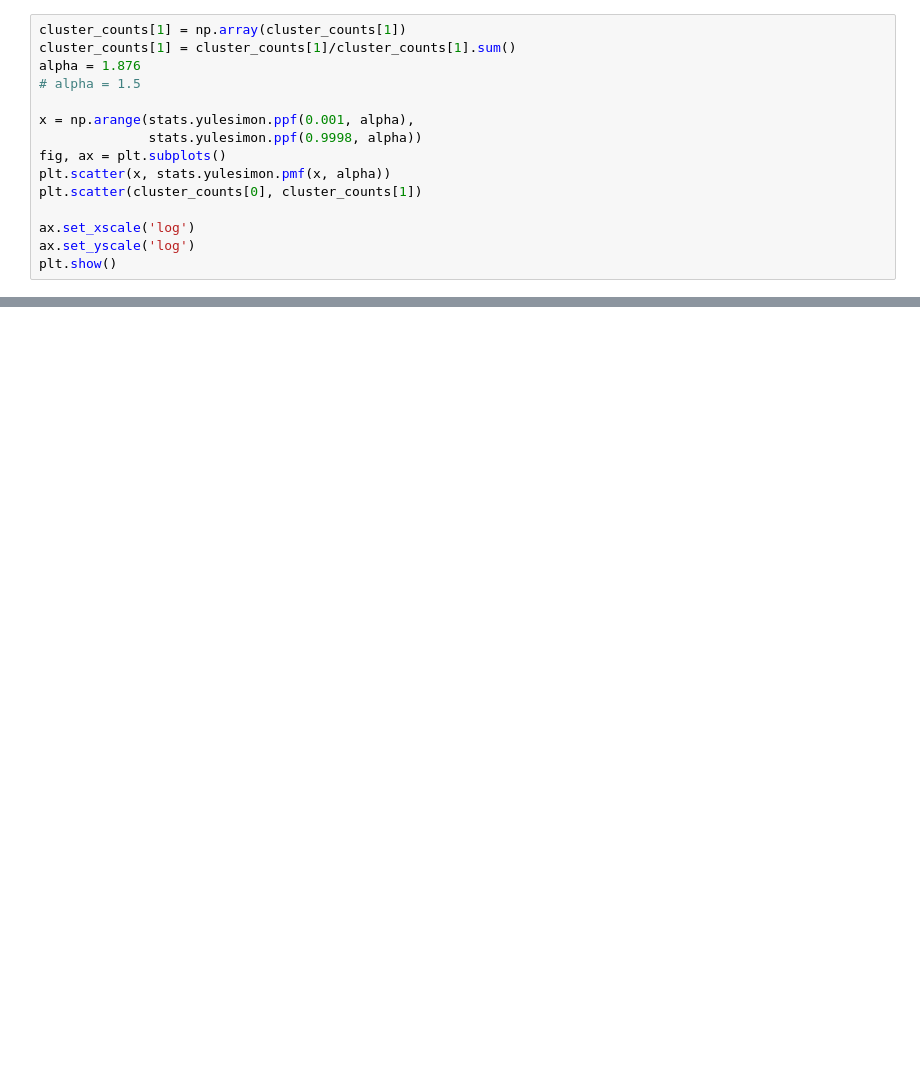
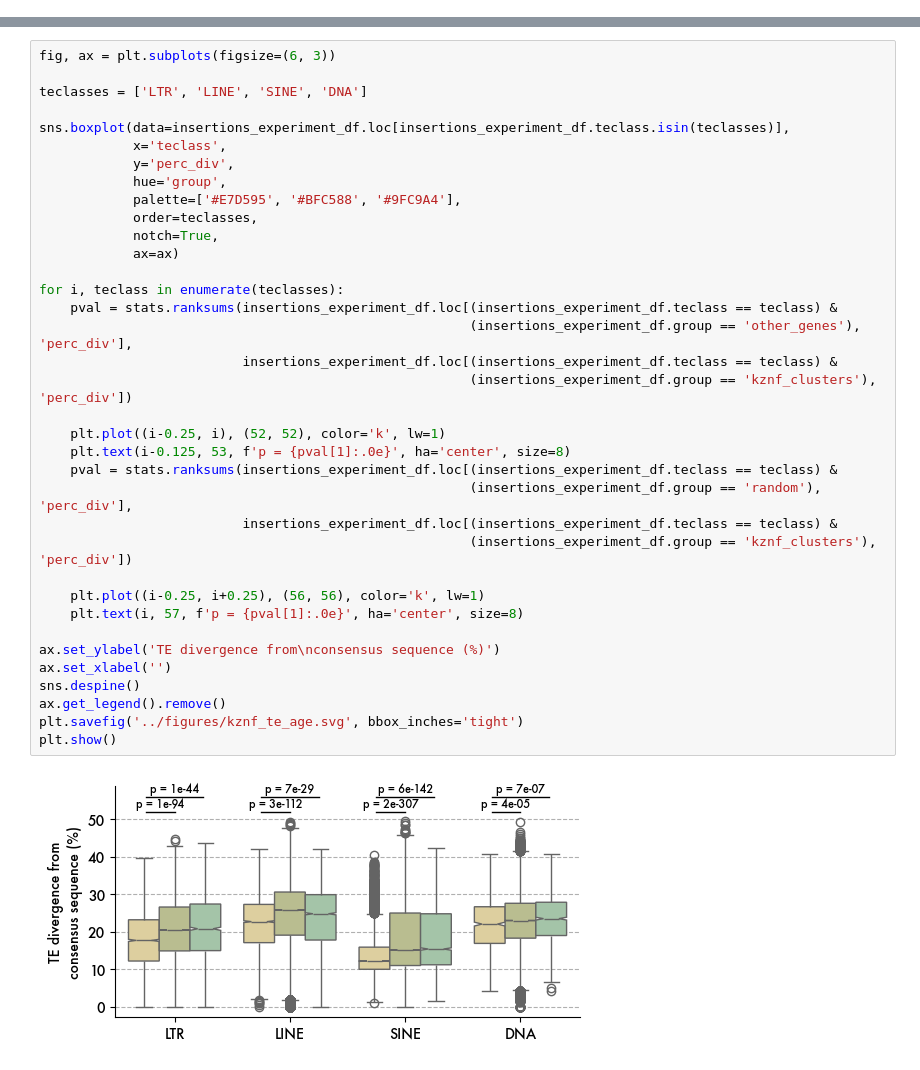
Before and after one commit to jonathan-wells/zinc-finger-grn, a Jupyter notebook: analysis/kzfp_clusters.ipynb, the cells around one changed output, grey strips where cells are left out. Drawn from its saved outputs; the diff is of its cells as text; blank space fills up the shorter version.

```diff
--- a/analysis/kzfp_clusters.ipynb
+++ b/analysis/kzfp_clusters.ipynb
@@ -186,15 +0,0 @@ ax.set_yscale('log')
-# %%
-cluster_counts[1] = np.array(cluster_counts[1])
-cluster_counts[1] = cluster_counts[1]/cluster_counts[1].sum()
-alpha = 1.876
-# alpha = 1.5
-
-x = np.arange(stats.yulesimon.ppf(0.001, alpha),
-              stats.yulesimon.ppf(0.9998, alpha))
-fig, ax = plt.subplots()
-plt.scatter(x, stats.yulesimon.pmf(x, alpha))
-plt.scatter(cluster_counts[0], cluster_counts[1])
-
-ax.set_xscale('log')
-ax.set_yscale('log')
-plt.show()
@@ -586,0 +254,38 @@ for c, val in cdict.items():
+# %%
+fig, ax = plt.subplots(figsize=(6, 3))
+
+teclasses = ['LTR', 'LINE', 'SINE', 'DNA']
+
+sns.boxplot(data=insertions_experiment_df.loc[insertions_experiment_df.teclass.isin(teclasses)],
+            x='teclass',
+            y='perc_div',
+            hue='group',
+            palette=['#E7D595', '#BFC588', '#9FC9A4'],
+            order=teclasses,
+            notch=True,
+            ax=ax)
+
+for i, teclass in enumerate(teclasses):
+    pval = stats.ranksums(insertions_experiment_df.loc[(insertions_experiment_df.teclass == teclass) &
+                                                       (insertions_experiment_df.group == 'other_genes'), 'perc_div'],
+                          insertions_experiment_df.loc[(insertions_experiment_df.teclass == teclass) &
+                                                       (insertions_experiment_df.group == 'kznf_clusters'), 'perc_div'])
+
+    plt.plot((i-0.25, i), (52, 52), color='k', lw=1)
+    plt.text(i-0.125, 53, f'p = {pval[1]:.0e}', ha='center', size=8)
+    pval = stats.ranksums(insertions_experiment_df.loc[(insertions_experiment_df.teclass == teclass) &
+                                                       (insertions_experiment_df.group == 'random'), 'perc_div'],
+                          insertions_experiment_df.loc[(insertions_experiment_df.teclass == teclass) &
+                                                       (insertions_experiment_df.group == 'kznf_clusters'), 'perc_div'])
+
+    plt.plot((i-0.25, i+0.25), (56, 56), color='k', lw=1)
+    plt.text(i, 57, f'p = {pval[1]:.0e}', ha='center', size=8)
+
+ax.set_ylabel('TE divergence from\nconsensus sequence (%)')
+ax.set_xlabel('')
+sns.despine()
+ax.get_legend().remove()
+plt.savefig('../figures/kznf_te_age.svg', bbox_inches='tight')
+plt.show()
+# %% [output]
+[figure, added]
```
Also changed, not shown: parts of 49 cells of this notebook, 2 other files.
